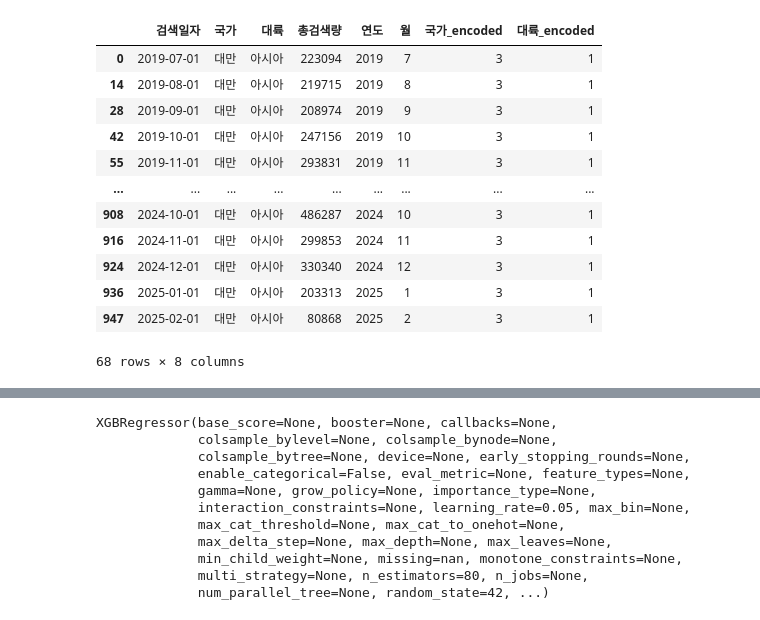
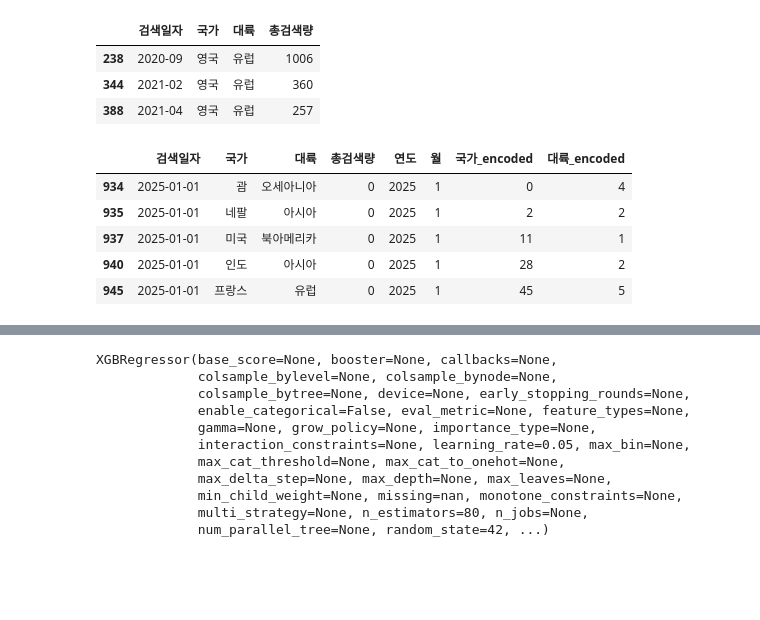
Before and after one commit to choeyeonu2411/travel-app, a Jupyter notebook: XGBRegressor.ipynb, the cells around one changed output, grey strips where cells are left out. Cells and saved outputs as stored; diff of their text form; code cells hidden in the pictures; blank space fills up the shorter version.

```diff
--- a/XGBRegressor.ipynb
+++ b/XGBRegressor.ipynb
@@ -1,4 +1,4 @@
 # %%
 import pandas as pd
 # %%
-df=pd.read_csv("data/travel_ko.csv",index_col=0)
+df=pd.read_csv("data/travel_ko.csv")
@@ -5,3 +21,10 @@ df=pd.read_csv("data/travel_ko.csv",index_col=0)
+# %%
+df[df['국가']=='영국']
+# %% [output]
+|  | 검색일자 | 국가 | 대륙 | 총검색량 |
+| 238 | 2020-09 | 영국 | 유럽 | 1006 |
+| 344 | 2021-02 | 영국 | 유럽 | 360 |
+| 388 | 2021-04 | 영국 | 유럽 | 257 |
 # %%
 # '검색일자' 컬럼을 datetime 형식으로 변환
 df['검색일자'] = pd.to_datetime(df['검색일자'], format='%Y-%m')
@@ -17,21 +40,14 @@ le_continent=LabelEncoder()
 df['국가_encoded']=le_country.fit_transform(df['국가'])
 df['대륙_encoded']=le_continent.fit_transform(df['대륙'])
 # %%
-df[df['국가']=='대만']
+df[df['총검색량']==0]
 # %% [output]
 |  | 검색일자 | 국가 | 대륙 | 총검색량 | 연도 | 월 | 국가_encoded | 대륙_encoded |
-| 0 | 2019-07-01 | 대만 | 아시아 | 223094 | 2019 | 7 | 3 | 1 |
-| 14 | 2019-08-01 | 대만 | 아시아 | 219715 | 2019 | 8 | 3 | 1 |
-| 28 | 2019-09-01 | 대만 | 아시아 | 208974 | 2019 | 9 | 3 | 1 |
-| 42 | 2019-10-01 | 대만 | 아시아 | 247156 | 2019 | 10 | 3 | 1 |
-| 55 | 2019-11-01 | 대만 | 아시아 | 293831 | 2019 | 11 | 3 | 1 |
-| ... | ... | ... | ... | ... | ... | ... | ... | ... |
-| 908 | 2024-10-01 | 대만 | 아시아 | 486287 | 2024 | 10 | 3 | 1 |
-| 916 | 2024-11-01 | 대만 | 아시아 | 299853 | 2024 | 11 | 3 | 1 |
-| 924 | 2024-12-01 | 대만 | 아시아 | 330340 | 2024 | 12 | 3 | 1 |
-| 936 | 2025-01-01 | 대만 | 아시아 | 203313 | 2025 | 1 | 3 | 1 |
-| 947 | 2025-02-01 | 대만 | 아시아 | 80868 | 2025 | 2 | 3 | 1 |
+| 934 | 2025-01-01 | 괌 | 오세아니아 | 0 | 2025 | 1 | 0 | 4 |
+| 935 | 2025-01-01 | 네팔 | 아시아 | 0 | 2025 | 1 | 2 | 2 |
+| 937 | 2025-01-01 | 미국 | 북아메리카 | 0 | 2025 | 1 | 11 | 1 |
+| 940 | 2025-01-01 | 인도 | 아시아 | 0 | 2025 | 1 | 28 | 2 |
+| 945 | 2025-01-01 | 프랑스 | 유럽 | 0 | 2025 | 1 | 45 | 5 |
-68 rows × 8 columns
 # %%
 X=df[['국가_encoded','대륙_encoded','연도','월']]
 y=df['총검색량']
```
Also changed, not shown: parts of 12 cells of this notebook, 7 other files.
